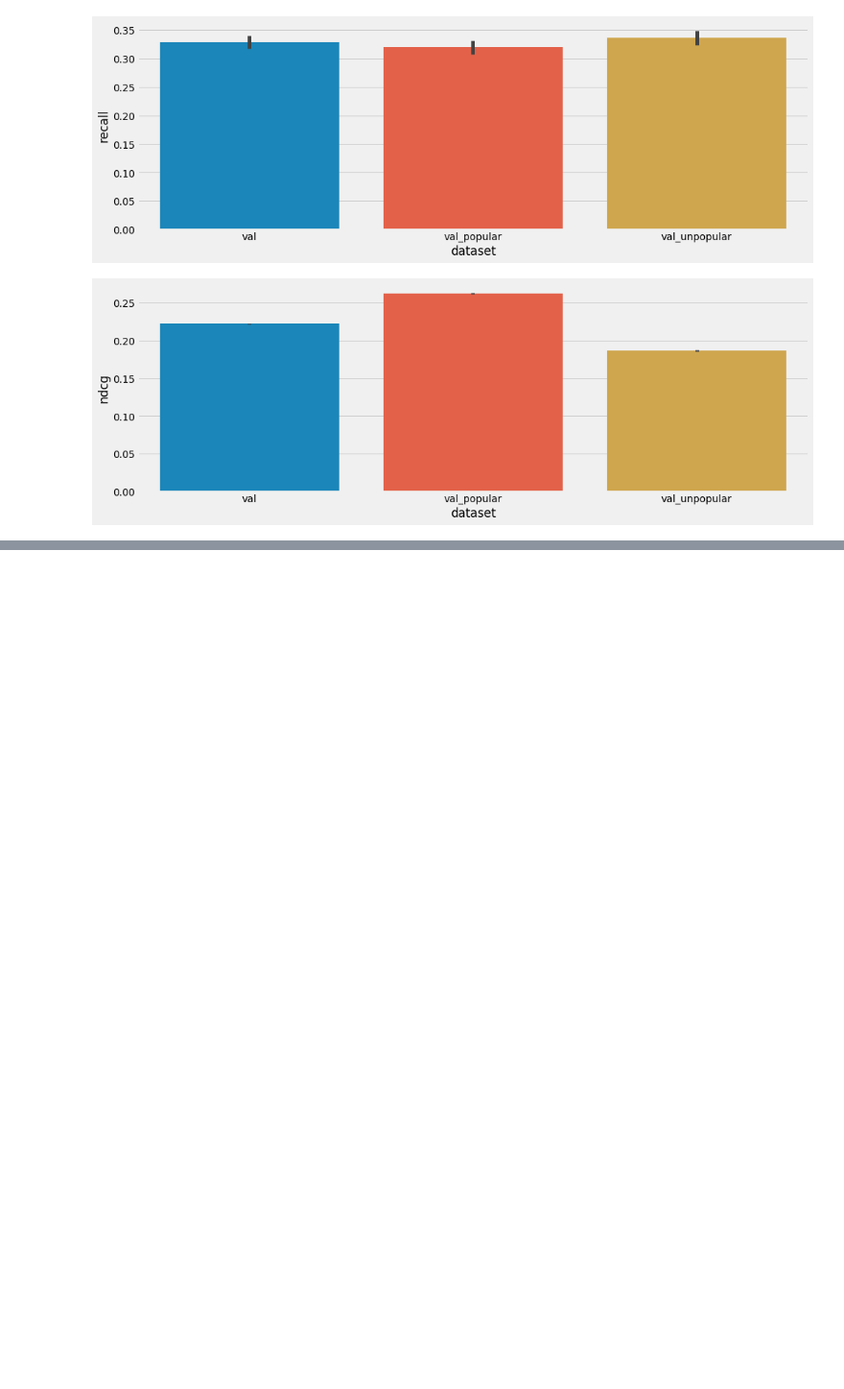
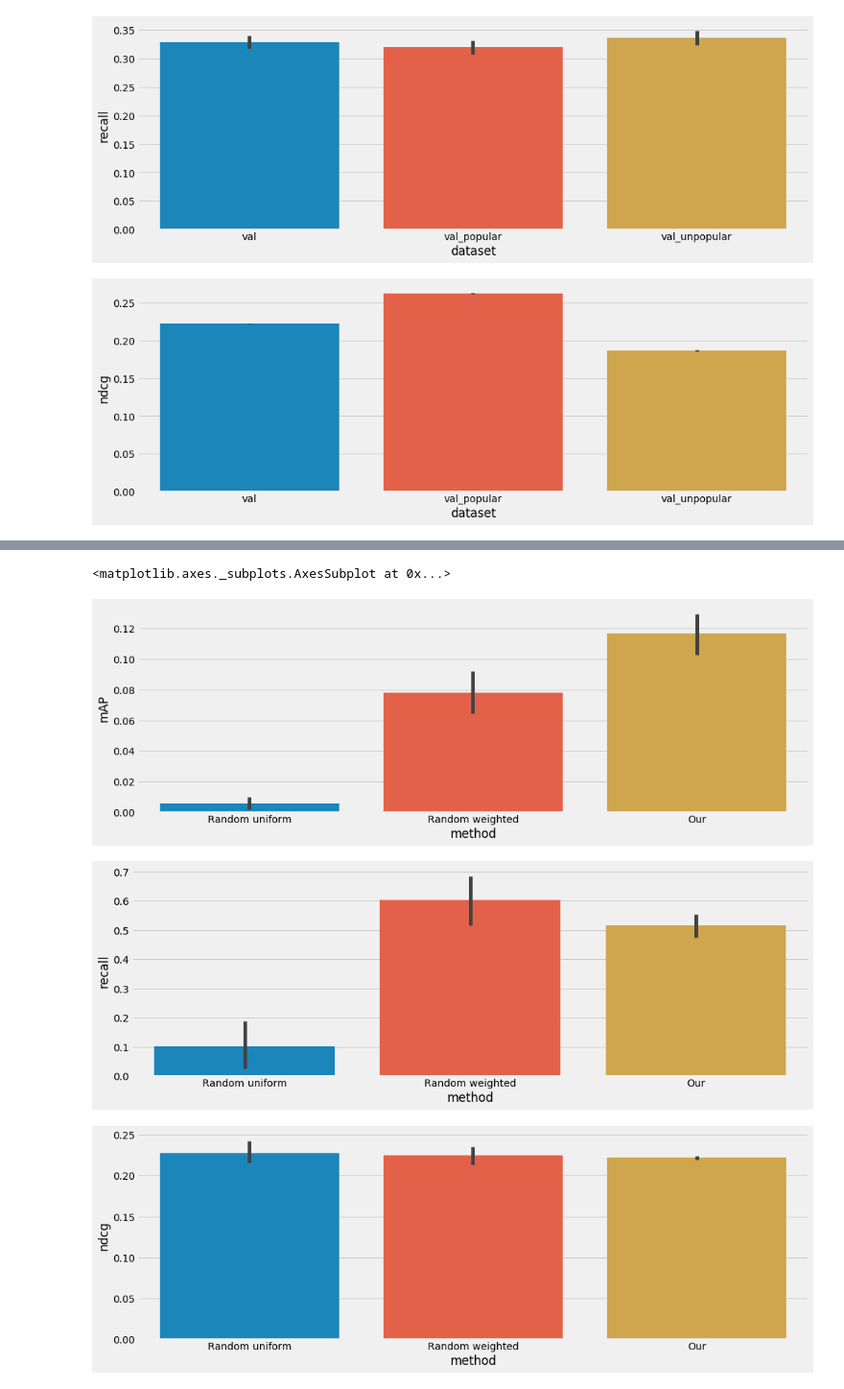
Before and after one commit to data-boars/hashtag-recommendation-project, a Jupyter notebook: notebooks/Grid Search Analysis.ipynb, the cells around one changed output, grey strips where cells are left out. Shown at 96% size. Saved outputs shown, nothing was run; the diff lists cells and outputs as text; code cells hidden in the pictures; blank space fills up the shorter version.

```diff
--- a/notebooks/Grid Search Analysis.ipynb
+++ b/notebooks/Grid Search Analysis.ipynb
@@ -122,0 +267,17 @@ sns.barplot(gs_all['dataset'], gs_all['ndcg'], errwidth=5)
+# %%
+plt.figure(figsize=(15,5))
+#d = gs_random_uniform[(gs_random_uniform['occurence_limit']==20) & (gs_all['ratio'] >0.9)]
+d = our_vs_rand.copy()
+d = d[d.K==100]
+sns.barplot(d['method'], d['mAP'], errwidth=5)
+
+plt.figure(figsize=(15,5))
+sns.barplot(d['method'], d['recall'], errwidth=5)
+
+plt.figure(figsize=(15,5))
+sns.barplot(d['method'], d['ndcg'], errwidth=5)
+# %% [output]
+<matplotlib.axes._subplots.AxesSubplot at 0x...>
+[figure, added]
+[figure, added]
+[figure, added]
```
Also changed, not shown: parts of 24 cells of this notebook.
